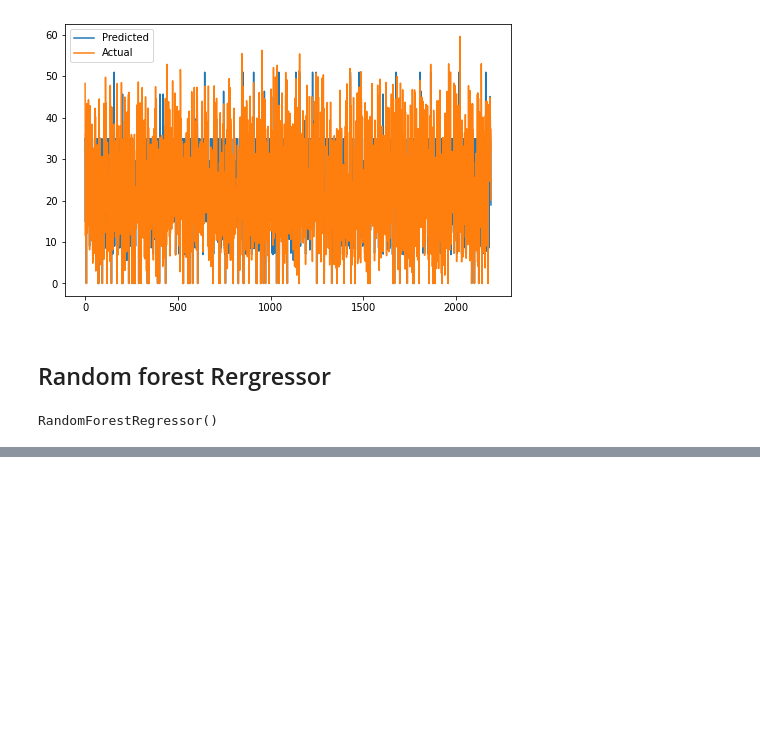
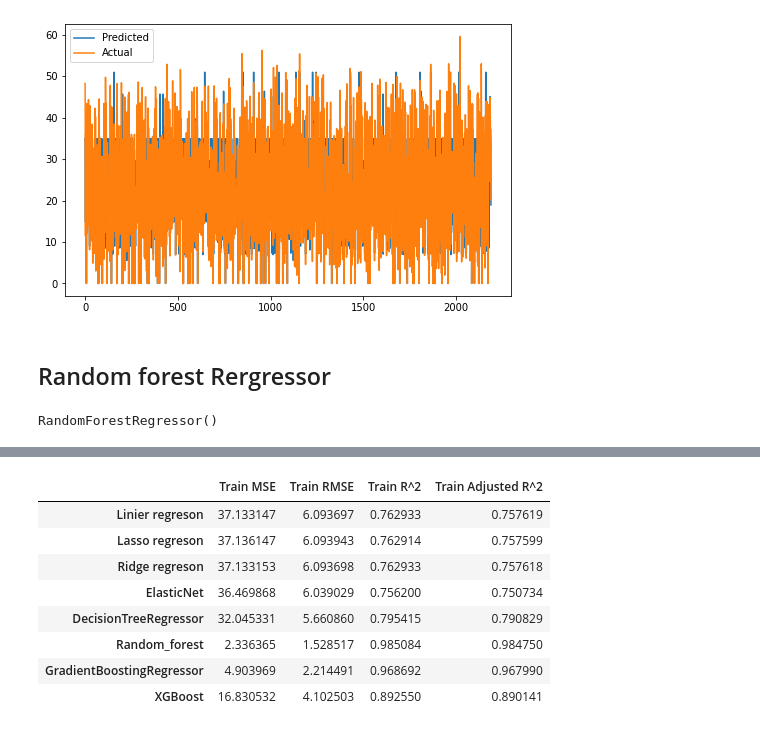
Before and after one commit to satyam-jyoti-sankar/Bike-Sharing-Demand-Prediction-, a Jupyter notebook: Bike_Sharing_Demand_Prediction_Capstone_Project.ipynb, the cells around one changed output, grey strips where cells are left out. Cells and saved outputs as stored; diff of their text form; code cells hidden in the pictures; blank space fills up the shorter version.

```diff
--- a/Bike_Sharing_Demand_Prediction_Capstone_Project.ipynb
+++ b/Bike_Sharing_Demand_Prediction_Capstone_Project.ipynb
@@ -953,0 +1155,3 @@ plt.show()
+# %%
+Test=pd.DataFrame(test,index=["Train MSE", "Train RMSE",'Train R^2','Train Adjusted R^2'])
+Train=pd.DataFrame(train,index=["Train MSE", "Train RMSE",'Train R^2','Train Adjusted R^2'])
@@ -953,0 +1169,12 @@ plt.show()
+# %%
+Train.transpose()
+# %% [output]
+|  | Train MSE | Train RMSE | Train R^2 | Train Adjusted R^2 |
+| Linier regreson | 37.133147 | 6.093697 | 0.762933 | 0.757619 |
+| Lasso regreson | 37.136147 | 6.093943 | 0.762914 | 0.757599 |
+| Ridge regreson | 37.133153 | 6.093698 | 0.762933 | 0.757618 |
+| ElasticNet | 36.469868 | 6.039029 | 0.756200 | 0.750734 |
+| DecisionTreeRegressor | 32.045331 | 5.660860 | 0.795415 | 0.790829 |
+| Random_forest | 2.336365 | 1.528517 | 0.985084 | 0.984750 |
+| GradientBoostingRegressor | 4.903969 | 2.214491 | 0.968692 | 0.967990 |
+| XGBoost | 16.830532 | 4.102503 | 0.892550 | 0.890141 |
```
Also changed, not shown: parts of 26 cells of this notebook.
